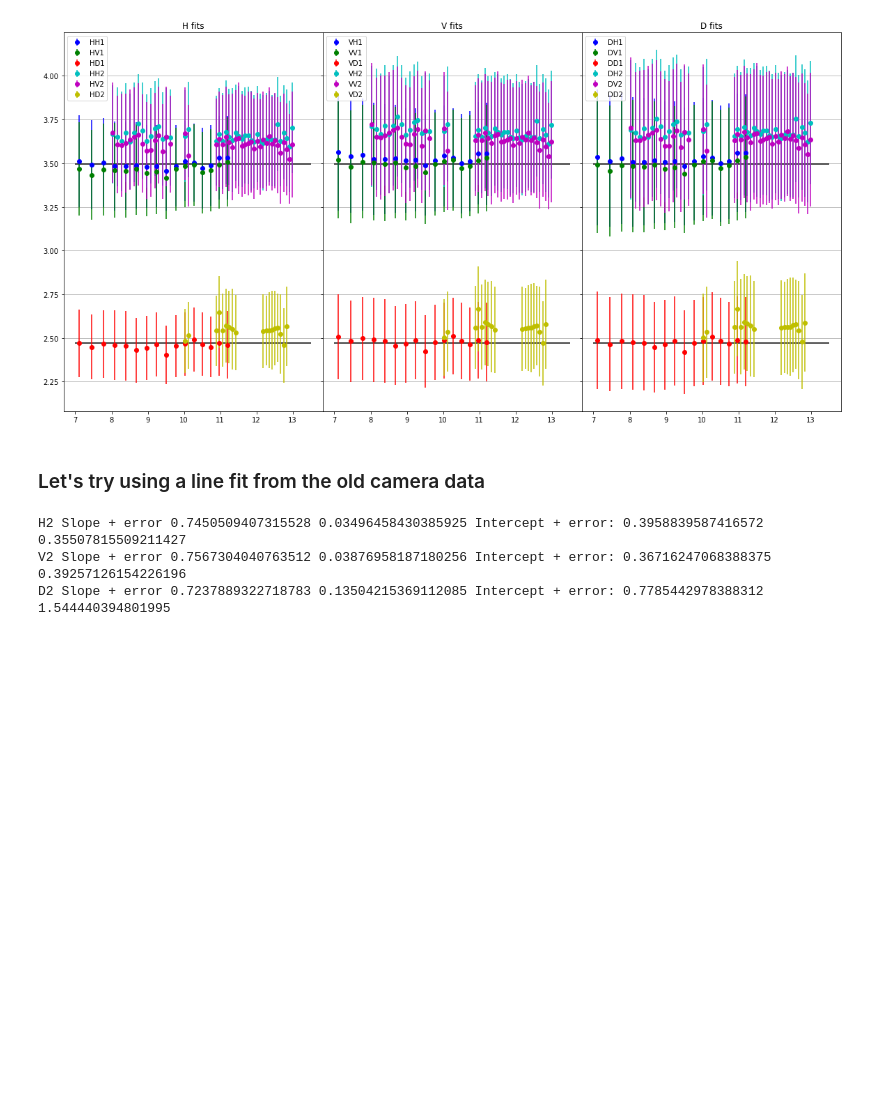
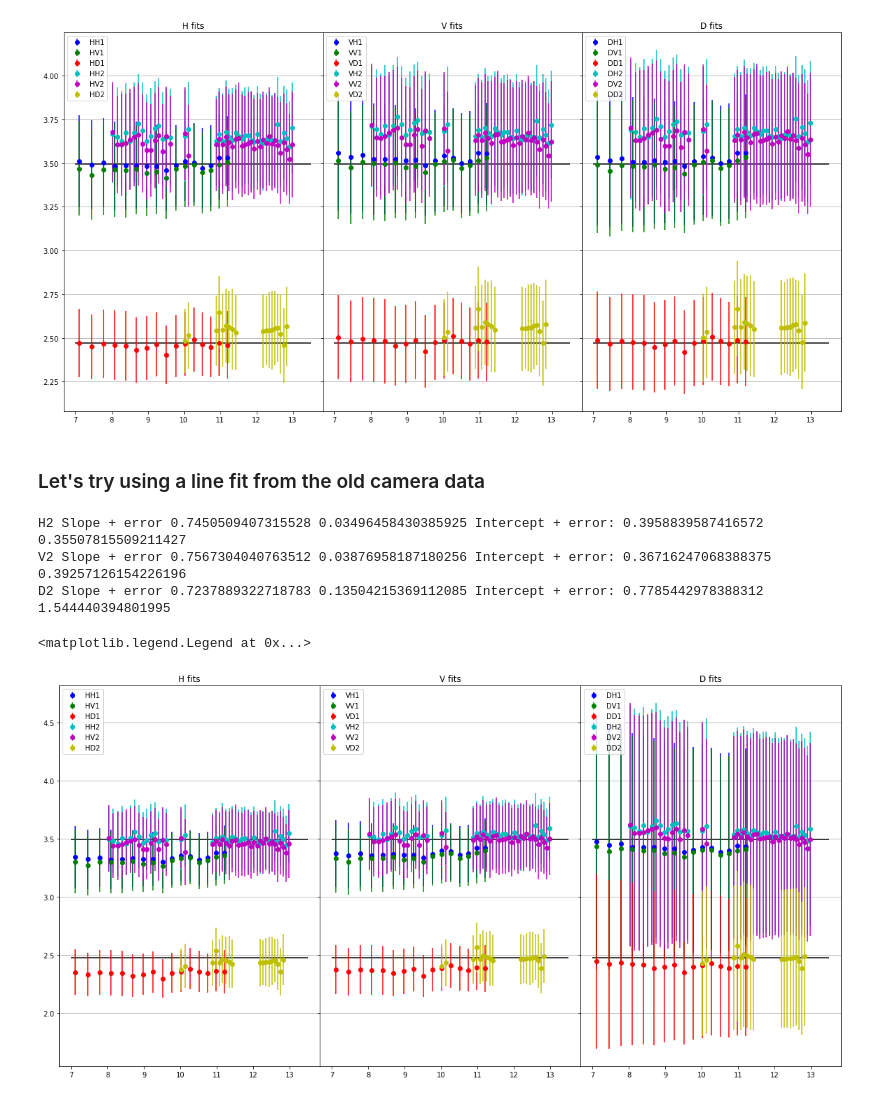
Before and after one commit to stalkingwolf04/LEED_research, a Jupyter notebook: Image analysis Local - data frames - Copy.ipynb, the cells around one changed output. Saved outputs shown, nothing was run; the diff lists cells and outputs as text; code cells hidden in the pictures; blank space fills up the shorter version.

```diff
--- a/Image analysis Local - data frames - Copy.ipynb
+++ b/Image analysis Local - data frames - Copy.ipynb
@@ -328,0 +379,59 @@ D2 Slope + error 0.7237889322718783 0.13504215369112085 Intercept + error: 0.778
+# %%
+#Compare all plots in a row
+f, (ax1, ax2, ax3) = plt.subplots(1, 3, sharex=False, sharey=True)
+
+#figure settings
+f.set_figheight(10)
+f.set_figwidth(20)
+f.subplots_adjust(wspace=0)
+
+#subplot settings
+ax1.set_title('H fits')
+ax1.grid(which='major', axis='y')
+ax2.set_title('V fits')
+ax2.grid(which='major', axis='y')
+ax3.set_title('D fits')
+ax3.grid(which='major', axis='y')
+
+#add horizontal lines on all 3 subplots
+ax1.hlines(H_V_lattice, 7, 13.5)
+ax1.hlines(D_lattice, 7, 13.5)
+ax2.hlines(H_V_lattice, 7, 13.5)
+ax2.hlines(D_lattice, 7, 13.5)
+ax3.hlines(H_V_lattice, 7, 13.5)
+ax3.hlines(D_lattice, 7, 13.5)
+
+# Compare data sets using H fit
+ax1.errorbar(x1, HH1_spacing2, yerr=HH1_error2, ls='none', color='b', label='HH1', marker='o')
+ax1.errorbar(x1, HV1_spacing2, yerr=HV1_error2, ls='none', color='g', label='HV1', marker='o')
+ax1.errorbar(x1, HD1_spacing2, yerr=HD1_error2, ls='none', color='r', label='HD1', marker='o')
+
+ax1.errorbar(x2, HH2_spacing2, yerr=HH2_error2, ls='none', color='c', label='HH2', marker='o')
+ax1.errorbar(x2, HV2_spacing2, yerr=HV2_error2, ls='none', color='m', label='HV2', marker='o')
+ax1.errorbar(x2, HD2_spacing2, yerr=HD2_error2, ls='none', color='y', label='HD2', marker='o')
+
+# Compare data sets using V fit
+ax2.errorbar(x1, VH1_spacing2, yerr=VH1_error2, ls='none', color='b', label='VH1', marker='o')
+ax2.errorbar(x1, VV1_spacing2, yerr=VV1_error2, ls='none', color='g', label='VV1', marker='o')
+ax2.errorbar(x1, VD1_spacing2, yerr=VD1_error2, ls='none', color='r', label='VD1', marker='o')
+
+ax2.errorbar(x2, VH2_spacing2, yerr=VH2_error2, ls='none', color='c', label='VH2', marker='o')
+ax2.errorbar(x2, VV2_spacing2, yerr=VV2_error2, ls='none', color='m', label='VV2', marker='o')
+ax2.errorbar(x2, VD2_spacing2, yerr=VD2_error2, ls='none', color='y', label='VD2', marker='o')
+
+# Compare data sets using D fit
+ax3.errorbar(x1, DH1_spacing2, yerr=DH1_error2, ls='none', color='b', label='DH1', marker='o')
+ax3.errorbar(x1, DV1_spacing2, yerr=DV1_error2, ls='none', color='g', label='DV1', marker='o')
+ax3.errorbar(x1, DD1_spacing2, yerr=DD1_error2, ls='none', color='r', label='DD1', marker='o')
+
+ax3.errorbar(x2, DH2_spacing2, yerr=DH2_error2, ls='none', color='c', label='DH2', marker='o')
+ax3.errorbar(x2, DV2_spacing2, yerr=DV2_error2, ls='none', color='m', label='DV2', marker='o')
+ax3.errorbar(x2, DD2_spacing2, yerr=DD2_error2, ls='none', color='y', label='DD2', marker='o')
+
+
+ax1.legend(loc='upper left')
+ax2.legend(loc='upper left')
+ax3.legend(loc='upper left')
+# %% [output]
+<matplotlib.legend.Legend at 0x...>
+[figure, added]
```
Also changed, not shown: parts of 8 cells of this notebook.
